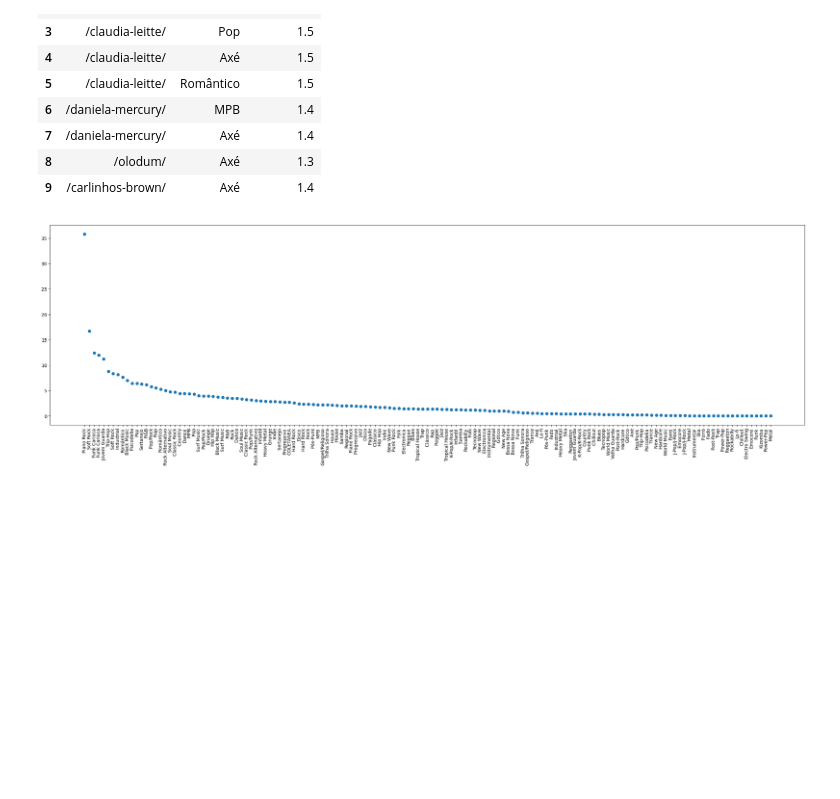
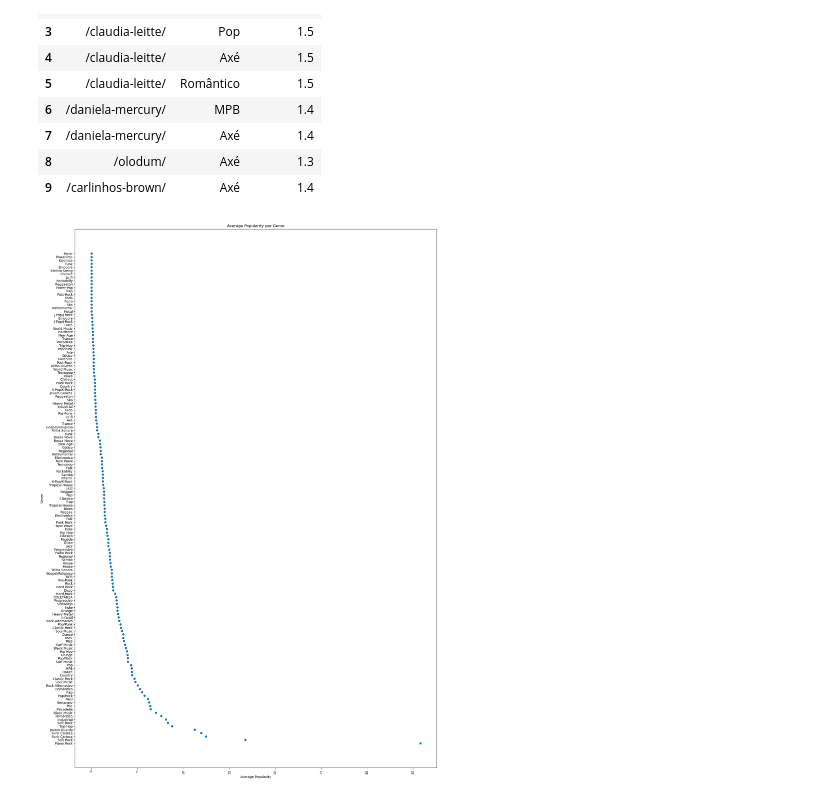
Before and after one commit to Simon-0711/ta_lyrics_sentiment_classification, a Jupyter notebook: data_exploration/simon_data_exploration.ipynb, the cells around one changed output. Drawn from its saved outputs; the diff is of its cells as text; code cells hidden in the pictures; blank space fills up the shorter version.

Commit message:
Add new plots and readme for data exploration

```diff
--- a/data_exploration/simon_data_exploration.ipynb
+++ b/data_exploration/simon_data_exploration.ipynb
@@ -377,10 +397,14 @@ popularity_per_genre_df = genre_popularity_df.groupby("Genres").mean("Popularity
 # %%
 x = popularity_per_genre_df.index.values
 y = popularity_per_genre_df.values
 
-plt.figure(figsize=(30,8))
+fig = plt.figure(figsize=(20,30))
 plt.xticks(rotation=90)
-plt.scatter(x, y)
+plt.scatter(y, x)
+plt.xlabel("Average Popularity")
+plt.ylabel("Genre")
+plt.title("Average Popularity per Genre")
 plt.show()
+fig.savefig('popularity_per_genre.png', dpi=fig.dpi)
 # %% [output]
-[figure, old version]
+[figure, new version]
```
Also changed, not shown: parts of 5 cells of this notebook, 14 other files.
